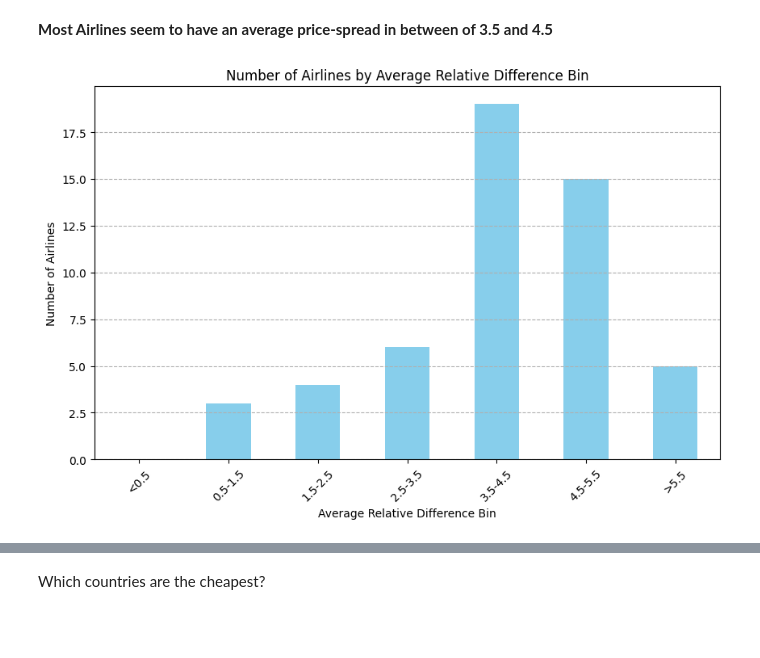
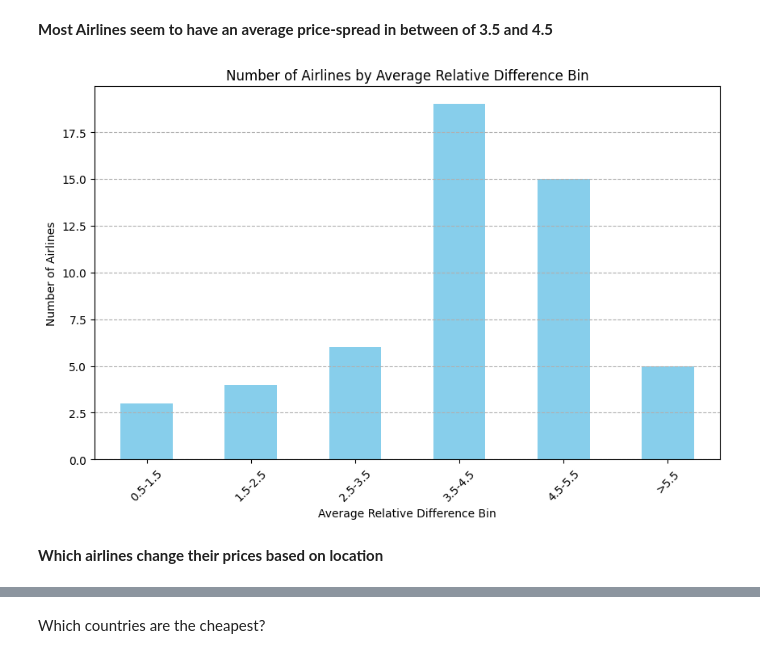
Before and after one commit to aghauss/SkySaver, a Jupyter notebook: experiments/data_deep_dive.ipynb, the cells around one changed output, grey strips where cells are left out. Drawn from its saved outputs; the diff is of its cells as text; code cells hidden in the pictures; blank space fills up the shorter version.

```diff
--- a/experiments/data_deep_dive.ipynb
+++ b/experiments/data_deep_dive.ipynb
@@ -206,0 +213,17 @@ df_reduced.rel_diff_to_min.min()
+# %%
+import pandas as pd
+
+# Assuming df is your DataFrame
+
+# Step 1: Filter to get rows where Price_in_USD equals the min for each Flight_ID
+cheapest_mask = df_reduced['Price_in_USD'] == df_reduced['min']
+cheapest_flights = df_reduced[cheapest_mask]
+
+# Group by Flight_ID and select the first Detected_Country name alphabetically
+cheapest_locations = cheapest_flights.groupby('Flight_ID')['Detected_Country'].min().reset_index()
+
+# Rename the column for clarity
+cheapest_locations.rename(columns={'Detected_Country': 'Cheapest_Location'}, inplace=True)
+
+# Step 2: Merge this information back with the original DataFrame
+df_reduced = df_reduced.merge(cheapest_locations, on='Flight_ID', how='left')
@@ -346,31 +382,33 @@ plt.show()
 # %%
 import pandas as pd
 import matplotlib.pyplot as plt
 import seaborn as sns
 
 # Step 1: Calculate the conditional mean of 'rel_diff' for each airline
 avg_rel_diff_per_airline = df_reduced.groupby('airline_code', observed=True)['max_rel_diff_perIDGroup'].mean().reset_index()
 
 # Define bins and labels for the categorized means
-bins = [-float('inf'), 0.5, 1.5, 2.5, 3.5, 4.5, 5.5, float('inf')]
-labels = ['<0.5', '0.5-1.5', '1.5-2.5', '2.5-3.5', '3.5-4.5', '4.5-5.5', '>5.5']
+bins = [0.5, 1.5, 2.5, 3.5, 4.5, 5.5, float('inf')]
+labels = [ '0.5-1.5', '1.5-2.5', '2.5-3.5', '3.5-4.5', '4.5-5.5', '>5.5']
 
 # Step 2: Categorize these averages into the specified bins
 avg_rel_diff_per_airline['avg_rel_diff_bin'] = pd.cut(avg_rel_diff_per_airline['max_rel_diff_perIDGroup'], bins=bins, labels=labels)
 
 # Step 3: Count how many airlines fall into each bin
 airlines_per_bin = avg_rel_diff_per_airline['avg_rel_diff_bin'].value_counts().sort_index()
 
 # Plotting the result
 airlines_per_bin.plot(kind='bar', figsize=(10, 6), color='skyblue')
 plt.title('Number of Airlines by Average Relative Difference Bin')
 plt.xlabel('Average Relative Difference Bin')
 plt.ylabel('Number of Airlines')
 plt.xticks(rotation=45)
 plt.grid(axis='y', linestyle='--')
 plt.show()
 # %% [output]
-[figure, old version]
+[figure, new version]
+# %% [markdown]
+**Which airlines change their prices based on location**
 # %%
 # Group airlines by their average 'rel_diff' bin
 grouped_airlines = avg_rel_diff_per_airline.groupby('avg_rel_diff_bin')['airline_code'].apply(list)
```
Also changed, not shown: parts of 56 cells of this notebook.
